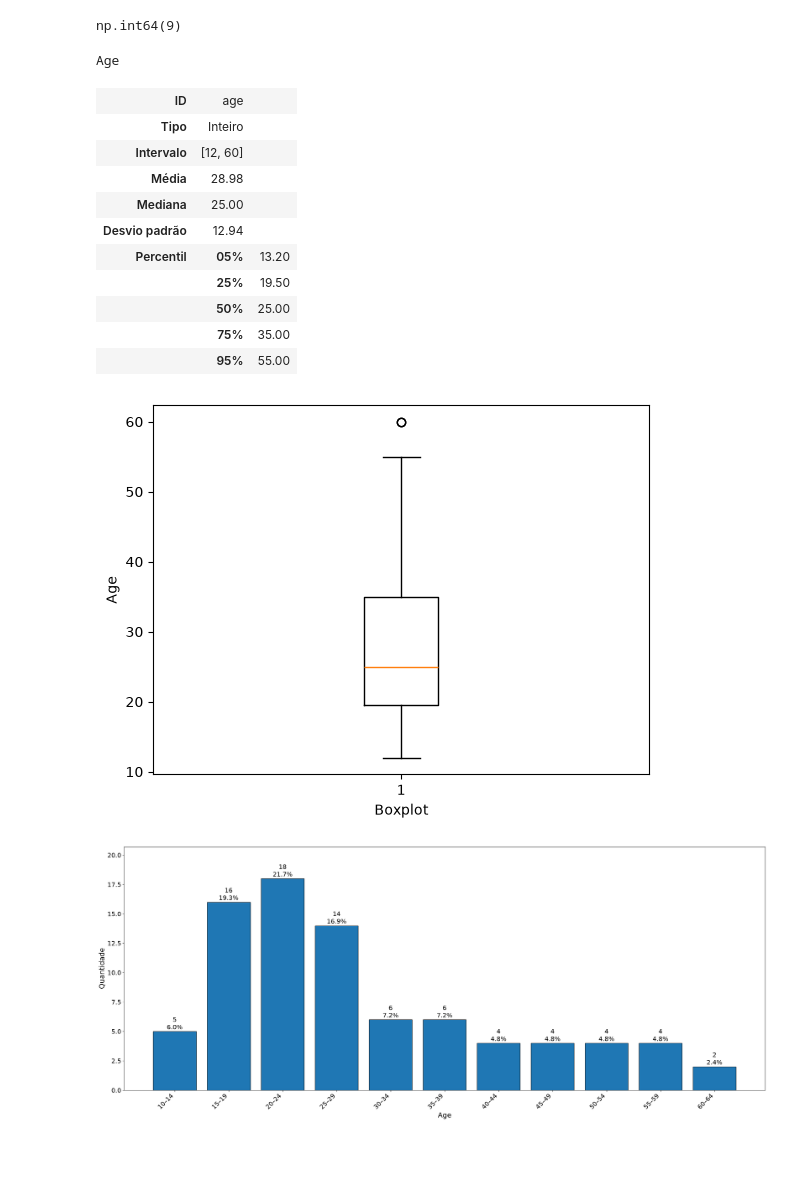
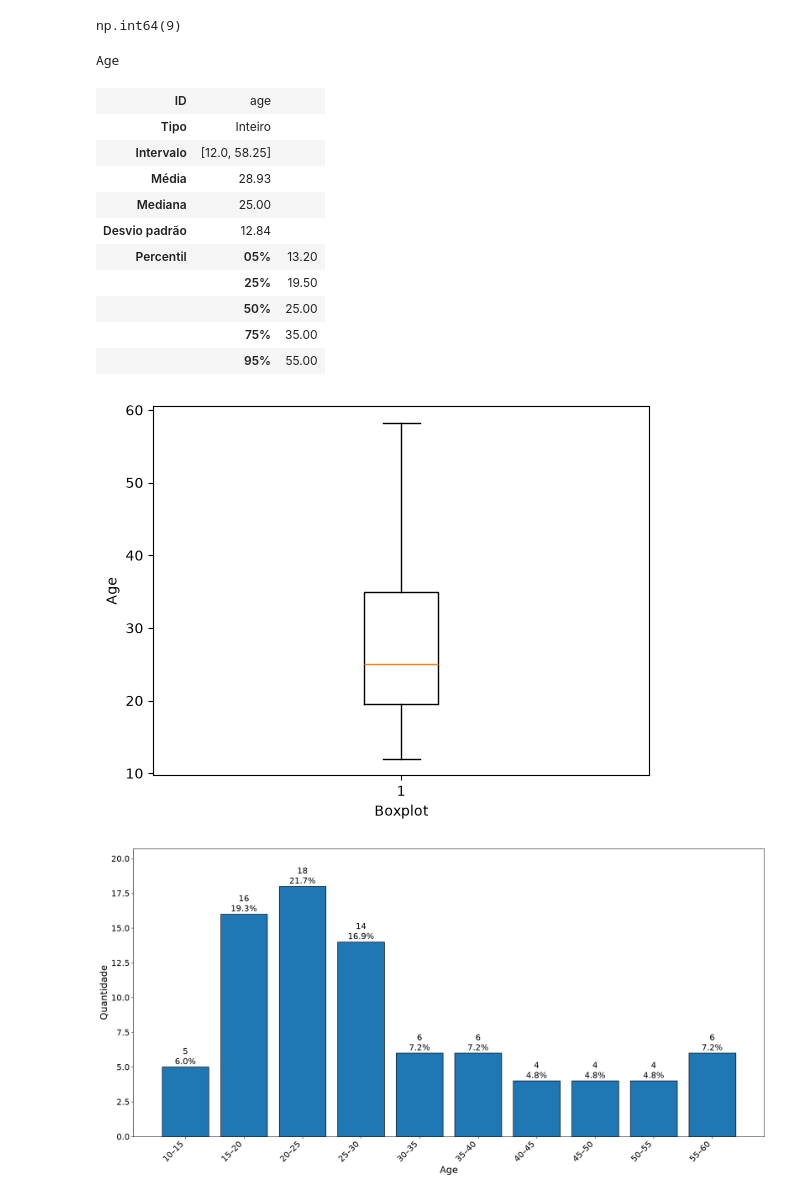
Before and after one commit to gabdumal/data_mining, a Jupyter notebook: assignment_5/features.ipynb, the cells around one changed output. Drawn from its saved outputs; the diff is of its cells as text; code cells hidden in the pictures; blank space fills up the shorter version.

```diff
--- a/assignment_5/features.ipynb
+++ b/assignment_5/features.ipynb
@@ -91,34 +91,35 @@ def display_column_description(
     display(HTML(block_to_display + "</tbody></table>"))
     plt.show()
 # %%
-series = dd_df.age
+series = t_df.age
 
 display_column_description(
     series=series,
     type_name="Inteiro",
     feature_type="numerical",
 )
 plot_histogram(
     series=series,
     show_value=True,
     percentage_function=lambda value, data: value / len(data),
     bin_width=5,
+    figsize=(18, 9),
 )
 display(HTML("<hr/>"))
 # %% [output]
 Age
 | ID | age |  |
 | Tipo | Inteiro |  |
-| Intervalo | [12, 60] |  |
-| Média | 28.98 |  |
+| Intervalo | [12.0, 58.25] |  |
+| Média | 28.93 |  |
 | Mediana | 25.00 |  |
-| Desvio padrão | 12.94 |  |
+| Desvio padrão | 12.84 |  |
 | Percentil | 05% | 13.20 |
 |  | 25% | 19.50 |
 |  | 50% | 25.00 |
 |  | 75% | 35.00 |
 |  | 95% | 55.00 |
-[figure, old version]
+[figure, new version]
-[figure, old version]
+[figure, new version]
 [interactive output not drawn]
 # %%
```
Also changed, not shown: parts of 6 cells of this notebook, 3 other files.
